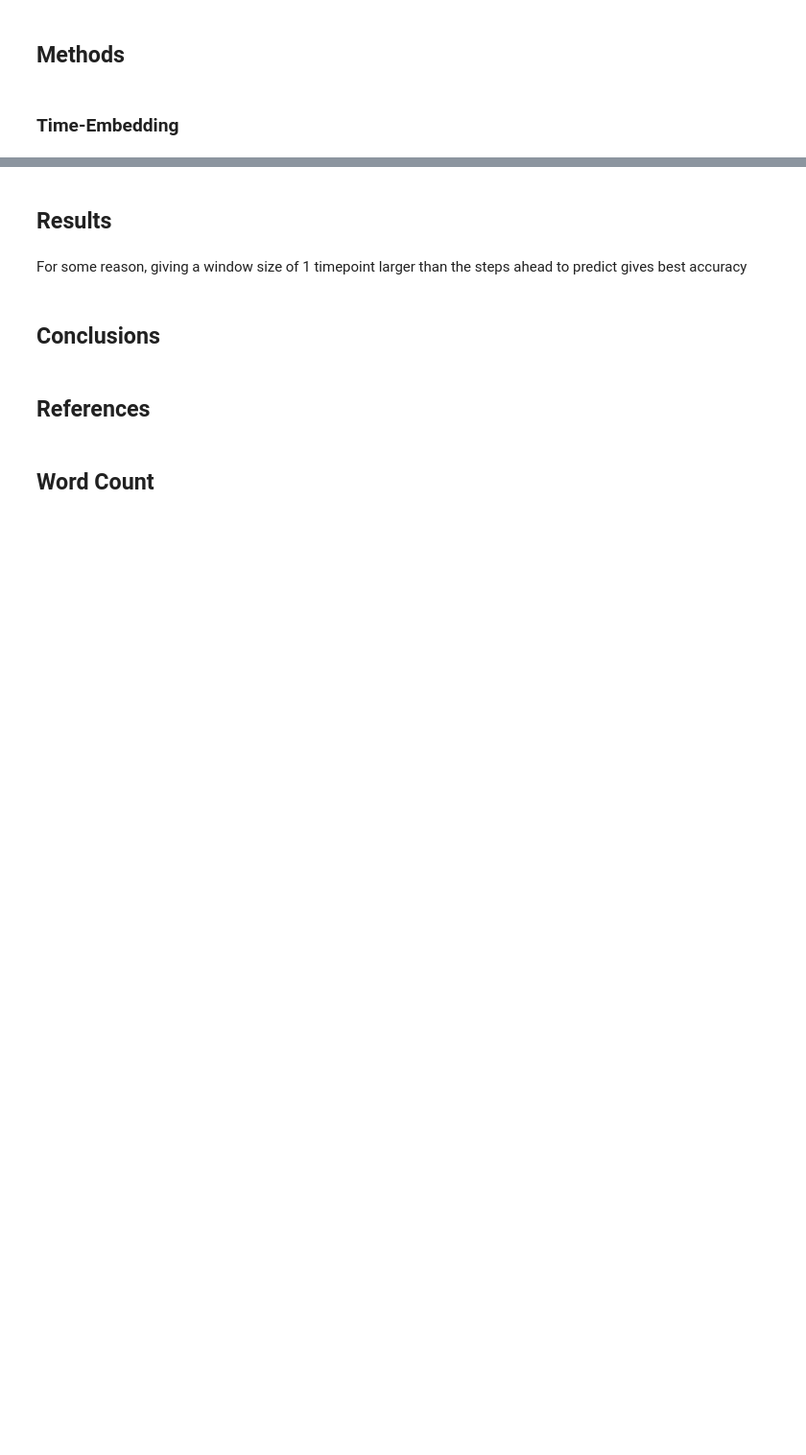
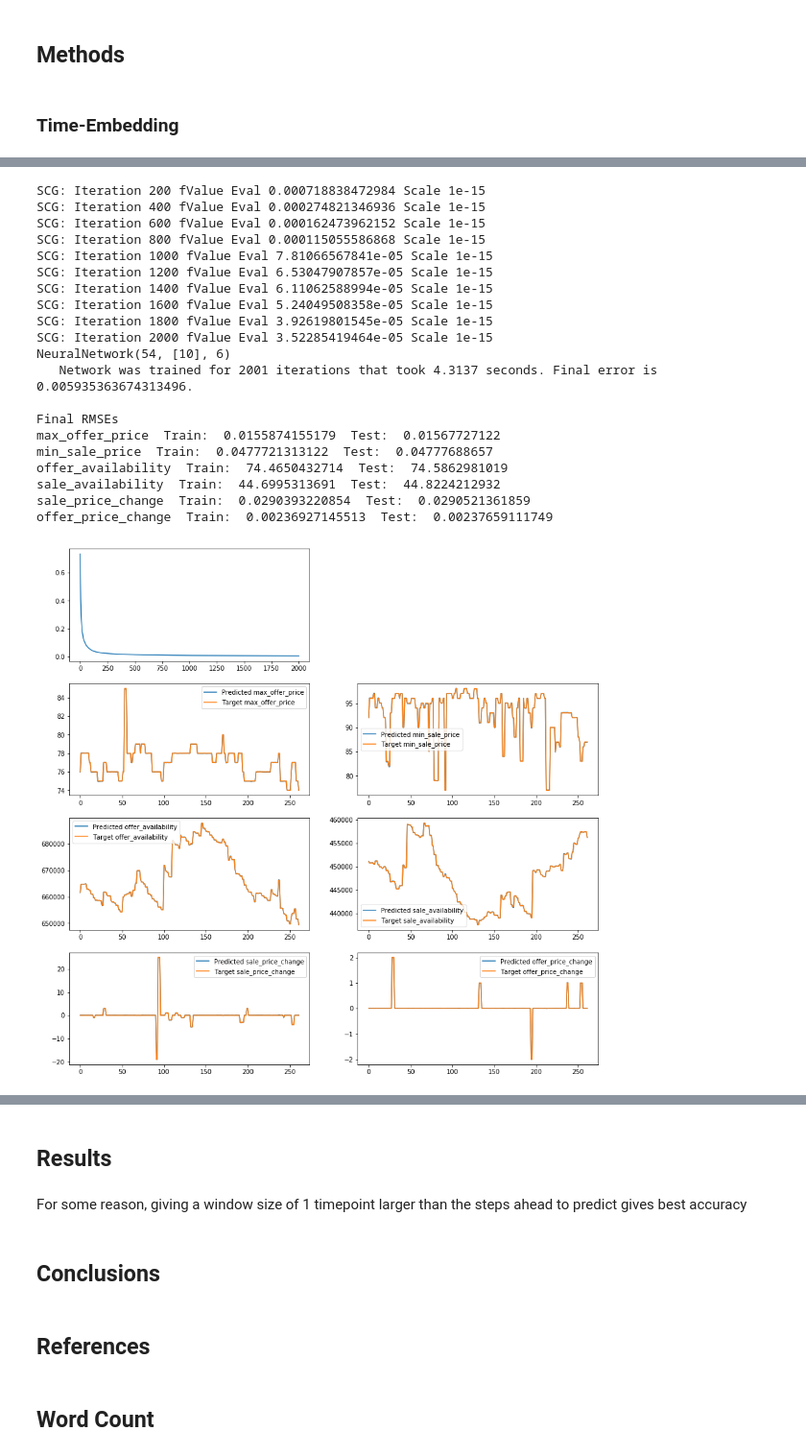
Before and after one commit to vicweeks/CS445-TermProject, a Jupyter notebook: TermProject.ipynb, the cells around one changed output, grey strips where cells are left out. Shown at 96% size. Drawn from its saved outputs; the diff is of its cells as text; code cells hidden in the pictures; blank space fills up the shorter version.

```diff
--- a/TermProject.ipynb
+++ b/TermProject.ipynb
@@ -211,0 +247,24 @@ NeuralNetwork(54, [10, 10, 10], 6)
+# %%
+compareItemToMarket(itemID=19718, allItems=True)
+# %% [output]
+SCG: Iteration 200 fValue Eval 0.000718838472984 Scale 1e-15
+SCG: Iteration 400 fValue Eval 0.000274821346936 Scale 1e-15
+SCG: Iteration 600 fValue Eval 0.000162473962152 Scale 1e-15
+SCG: Iteration 800 fValue Eval 0.000115055586868 Scale 1e-15
+SCG: Iteration 1000 fValue Eval 7.81066567841e-05 Scale 1e-15
+SCG: Iteration 1200 fValue Eval 6.53047907857e-05 Scale 1e-15
+SCG: Iteration 1400 fValue Eval 6.11062588994e-05 Scale 1e-15
+SCG: Iteration 1600 fValue Eval 5.24049508358e-05 Scale 1e-15
+SCG: Iteration 1800 fValue Eval 3.92619801545e-05 Scale 1e-15
+SCG: Iteration 2000 fValue Eval 3.52285419464e-05 Scale 1e-15
+NeuralNetwork(54, [10], 6)
+   Network was trained for 2001 iterations that took 4.3137 seconds. Final error is 0.005935363674313496.
+
+Final RMSEs
+max_offer_price  Train:  0.0155874155179  Test:  0.01567727122
+min_sale_price  Train:  0.0477721313122  Test:  0.04777688657
+offer_availability  Train:  74.4650432714  Test:  74.5862981019
+sale_availability  Train:  44.6995313691  Test:  44.8224212932
+sale_price_change  Train:  0.0290393220854  Test:  0.0290521361859
+offer_price_change  Train:  0.00236927145513  Test:  0.00237659111749
+[figure, added]
```
Also changed, not shown: parts of 9 cells of this notebook, 4 other files.
